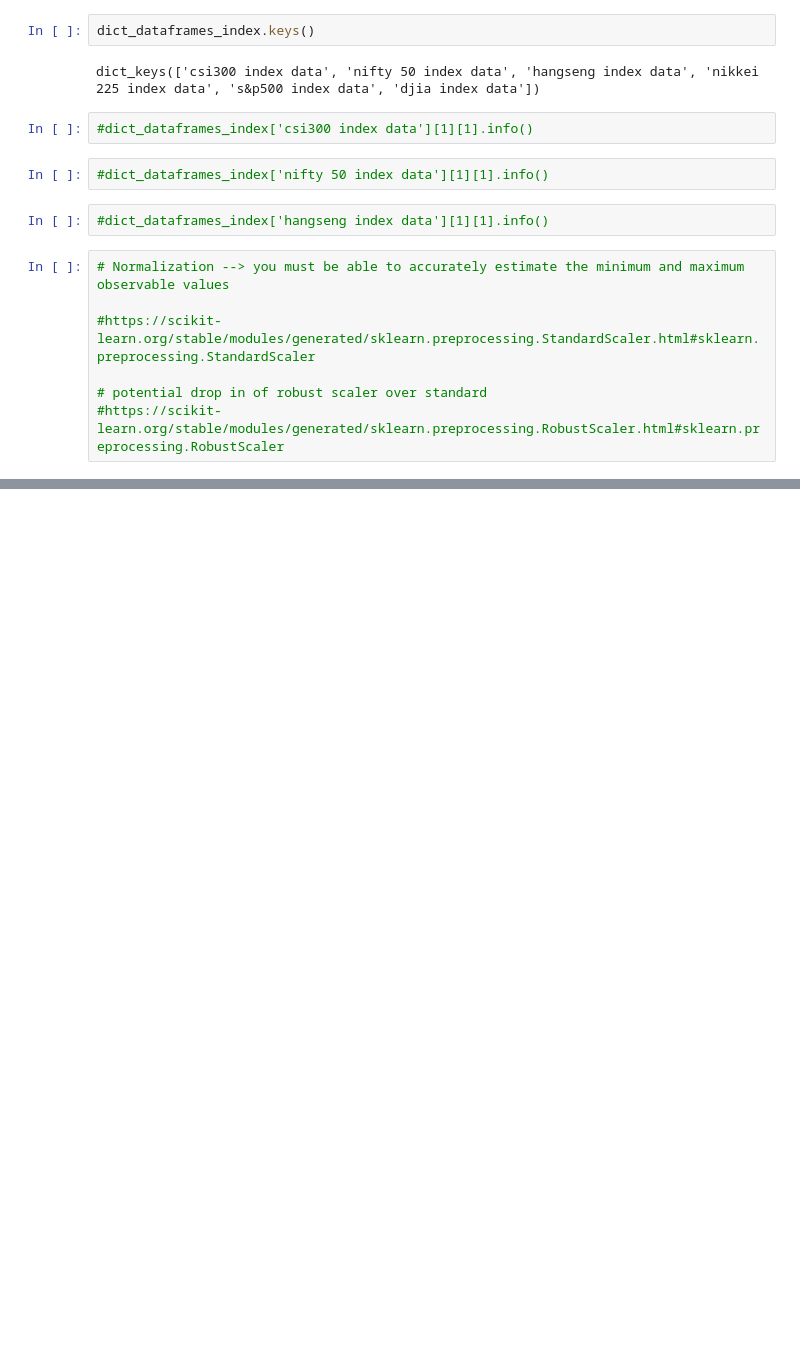
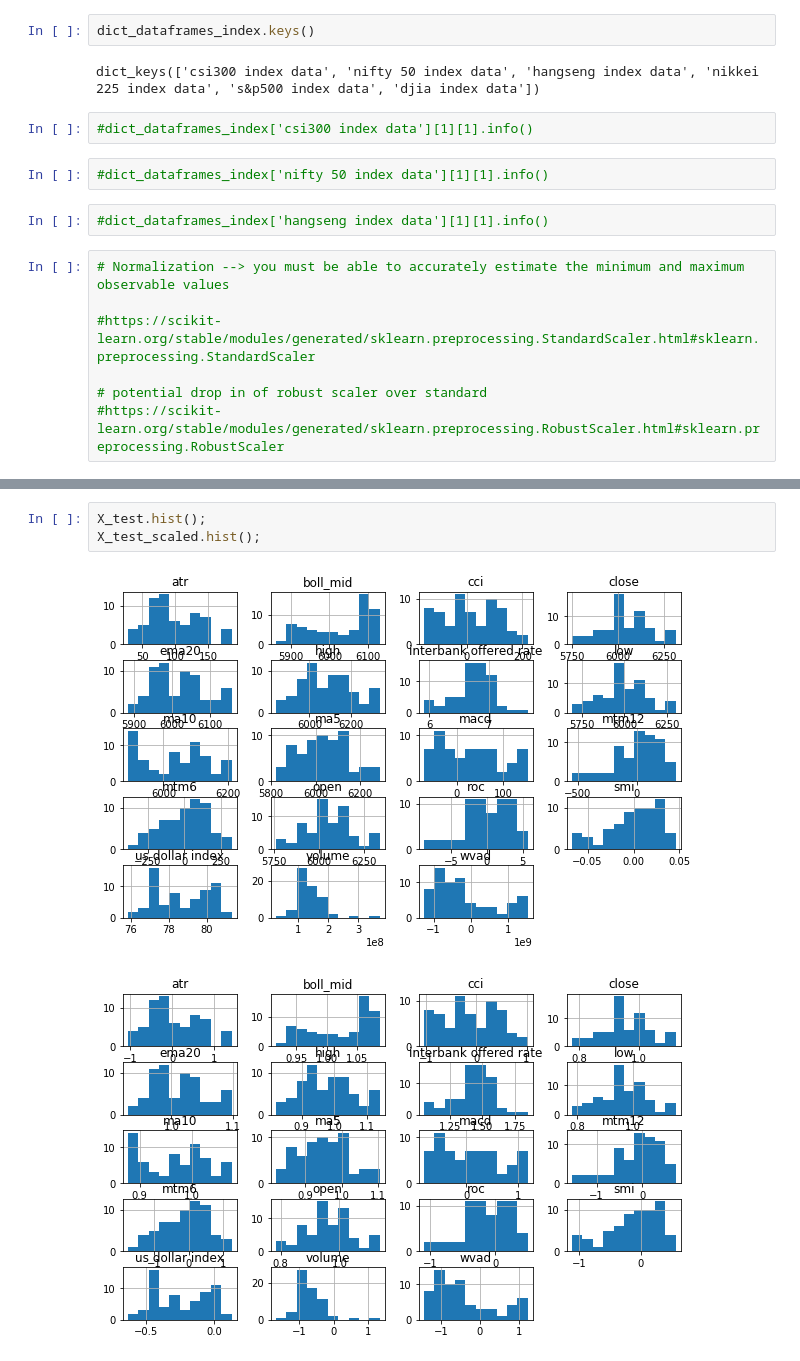
Before and after one commit to timothyyu/wsae-lstm, a Jupyter notebook: notebooks/3a scaling normalization exploration.ipynb, the cells around one changed output, grey strips where cells are left out. Cells and saved outputs as stored; diff of their text form; blank space fills up the shorter version.

```diff
--- a/notebooks/3a scaling normalization exploration.ipynb
+++ b/notebooks/3a scaling normalization exploration.ipynb
@@ -100,0 +89,6 @@ pd.DataFrame(scaler.transform(dict_dataframes_index['hangseng index data'][1][2]
+# %%
+X_test.hist();
+X_test_scaled.hist();
+# %% [output]
+[figure, added]
+[figure, added]
```
Also changed, not shown: parts of 22 cells of this notebook.
